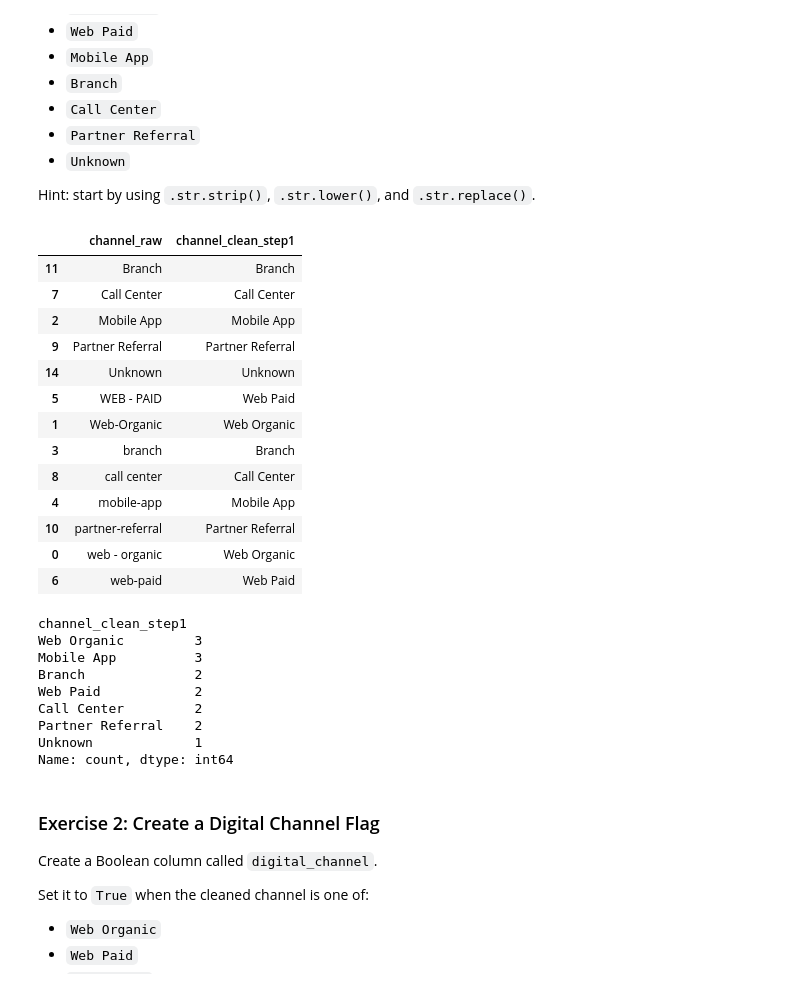
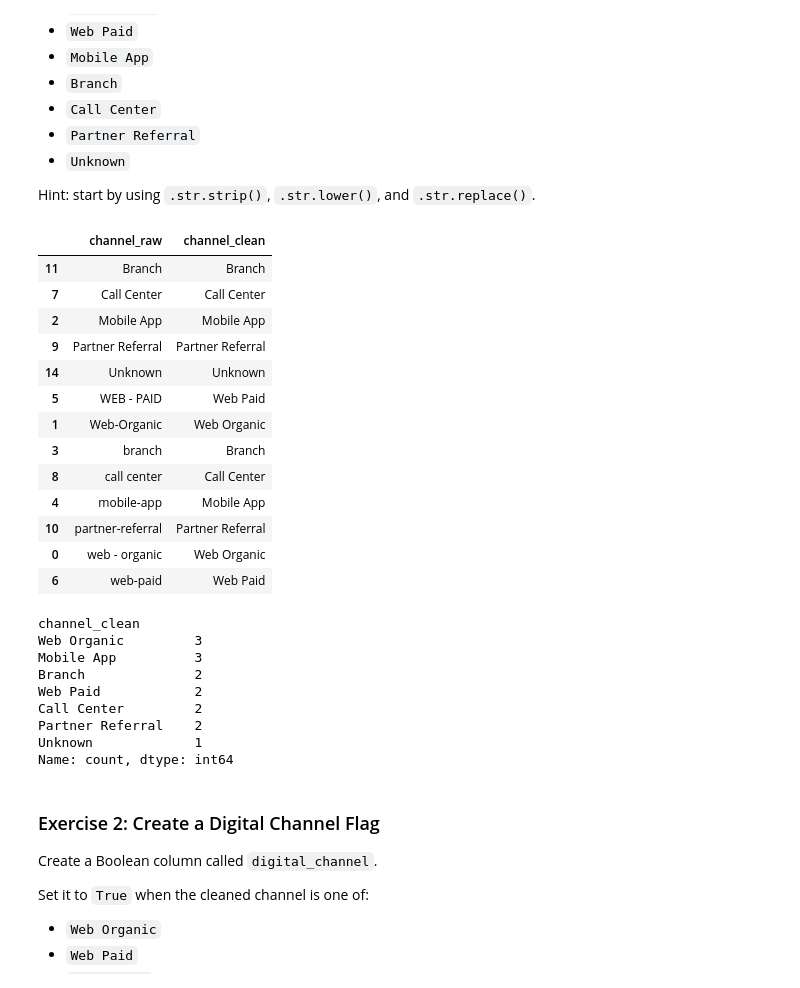
Before and after one commit to cassandrakgomez/ban6003-week05-06-cassandragomez, a Jupyter notebook: notebooks/module6_string_categorical_guided_lab.ipynb, the cells around one changed output. Drawn from its saved outputs; the diff is of its cells as text; code cells hidden in the pictures.

```diff
--- a/notebooks/module6_string_categorical_guided_lab.ipynb
+++ b/notebooks/module6_string_categorical_guided_lab.ipynb
@@ -615,18 +653,18 @@ Suggested categories:
 
 Hint: start by using `.str.strip()`, `.str.lower()`, and `.str.replace()`.
 # %%
-df["channel_clean_step1"] = (
+df["channel_clean"] = (
     df["channel_raw"]
     .str.strip()
     .str.lower()
     .str.replace("-", " ", regex=False)
     .str.replace(r"\s+", " ", regex=True)
     .str.title()
     )
 
-df[["channel_raw", "channel_clean_step1"]].drop_duplicates().sort_values("channel_raw")
+df[["channel_raw", "channel_clean"]].drop_duplicates().sort_values("channel_raw")
 # %% [output]
-|  | channel_raw | channel_clean_step1 |
+|  | channel_raw | channel_clean |
 | 11 | Branch | Branch |
 | 7 | Call Center | Call Center |
 | 2 | Mobile App | Mobile App |
@@ -641,9 +679,9 @@ df[["channel_raw", "channel_clean_step1"]].drop_duplicates().sort_values("channe
 | 0 | web - organic | Web Organic |
 | 6 | web-paid | Web Paid |
 # %%
-df["channel_clean_step1"].value_counts()
+df["channel_clean"].value_counts()
 # %% [output]
-channel_clean_step1
+channel_clean
 Web Organic         3
 Mobile App          3
 Branch              2
```
Also changed, not shown: parts of 7 cells of this notebook, 1 other file.
